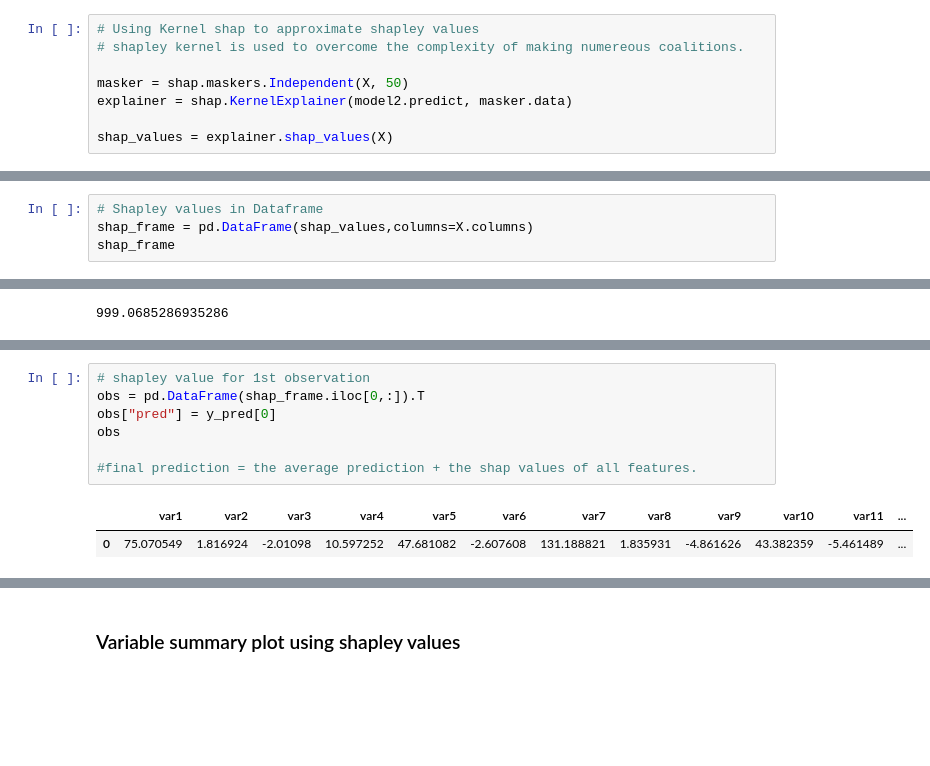
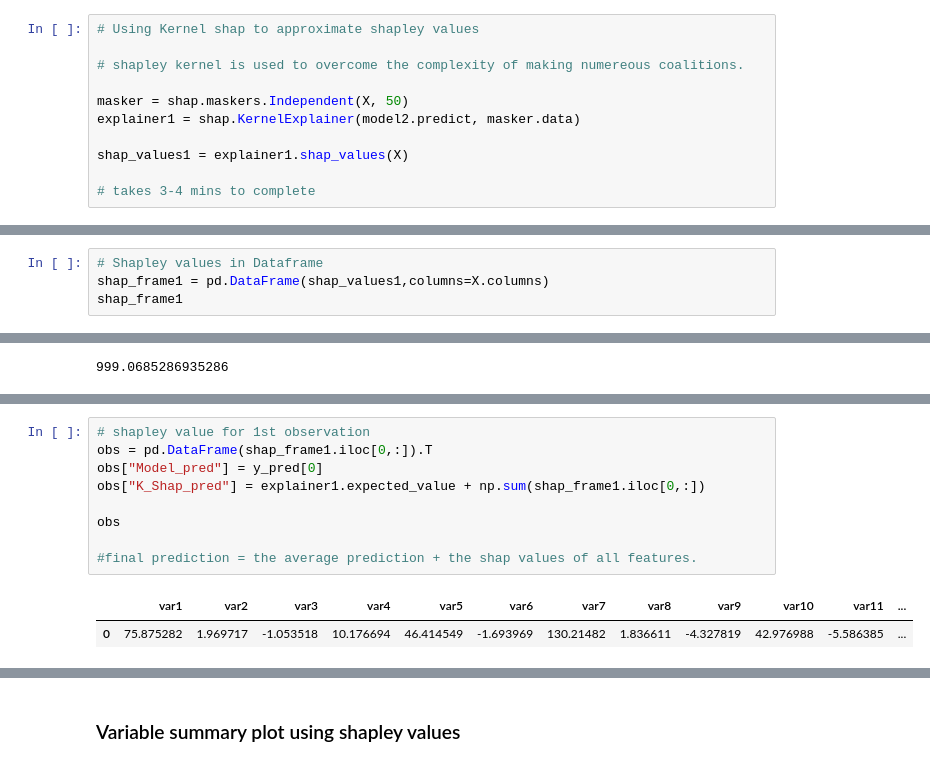
Before and after one commit to bb1810/SHAP-_-Interpreting-models, a Jupyter notebook: Deep Dive - Shapley values- final.ipynb, the cells around one changed output, grey strips where cells are left out. Saved outputs shown, nothing was run; the diff lists cells and outputs as text; blank space fills up the shorter version.

```diff
--- a/Deep Dive - Shapley values- final.ipynb
+++ b/Deep Dive - Shapley values- final.ipynb
@@ -79,8 +83,11 @@ model2.predict(X)[0]
 # %%
 # Using Kernel shap to approximate shapley values
+
 # shapley kernel is used to overcome the complexity of making numereous coalitions.
 
 masker = shap.maskers.Independent(X, 50)
-explainer = shap.KernelExplainer(model2.predict, masker.data)
+explainer1 = shap.KernelExplainer(model2.predict, masker.data)
 
-shap_values = explainer.shap_values(X)
+shap_values1 = explainer1.shap_values(X)
+
+# takes 3-4 mins to complete
@@ -95,7 +118,7 @@ shap_values.shape
 (178, 12)
 # %%
 # Shapley values in Dataframe
-shap_frame = pd.DataFrame(shap_values,columns=X.columns)
-shap_frame
+shap_frame1 = pd.DataFrame(shap_values1,columns=X.columns)
+shap_frame1
 # %% [output]
 |  | var1 | var2 | var3 | var4 | var5 | var6 | var7 | var8 | var9 | var10 | var11 | ... |
@@ -125,10 +148,12 @@ explainer.expected_value + np.sum(shap_frame.iloc[0,:])
 # %%
 # shapley value for 1st observation
-obs = pd.DataFrame(shap_frame.iloc[0,:]).T
-obs["pred"] = y_pred[0]
+obs = pd.DataFrame(shap_frame1.iloc[0,:]).T
+obs["Model_pred"] = y_pred[0]
+obs["K_Shap_pred"] = explainer1.expected_value + np.sum(shap_frame1.iloc[0,:])
+
 obs
 
 #final prediction = the average prediction + the shap values of all features.
 # %% [output]
 |  | var1 | var2 | var3 | var4 | var5 | var6 | var7 | var8 | var9 | var10 | var11 | ... |
-| 0 | 75.070549 | 1.816924 | -2.01098 | 10.597252 | 47.681082 | -2.607608 | 131.188821 | 1.835931 | -4.861626 | 43.382359 | -5.461489 | ... |
+| 0 | 75.875282 | 1.969717 | -1.053518 | 10.176694 | 46.414549 | -1.693969 | 130.21482 | 1.836611 | -4.327819 | 42.976988 | -5.586385 | ... |
```
Also changed, not shown: parts of 30 cells of this notebook, 1 other file.
